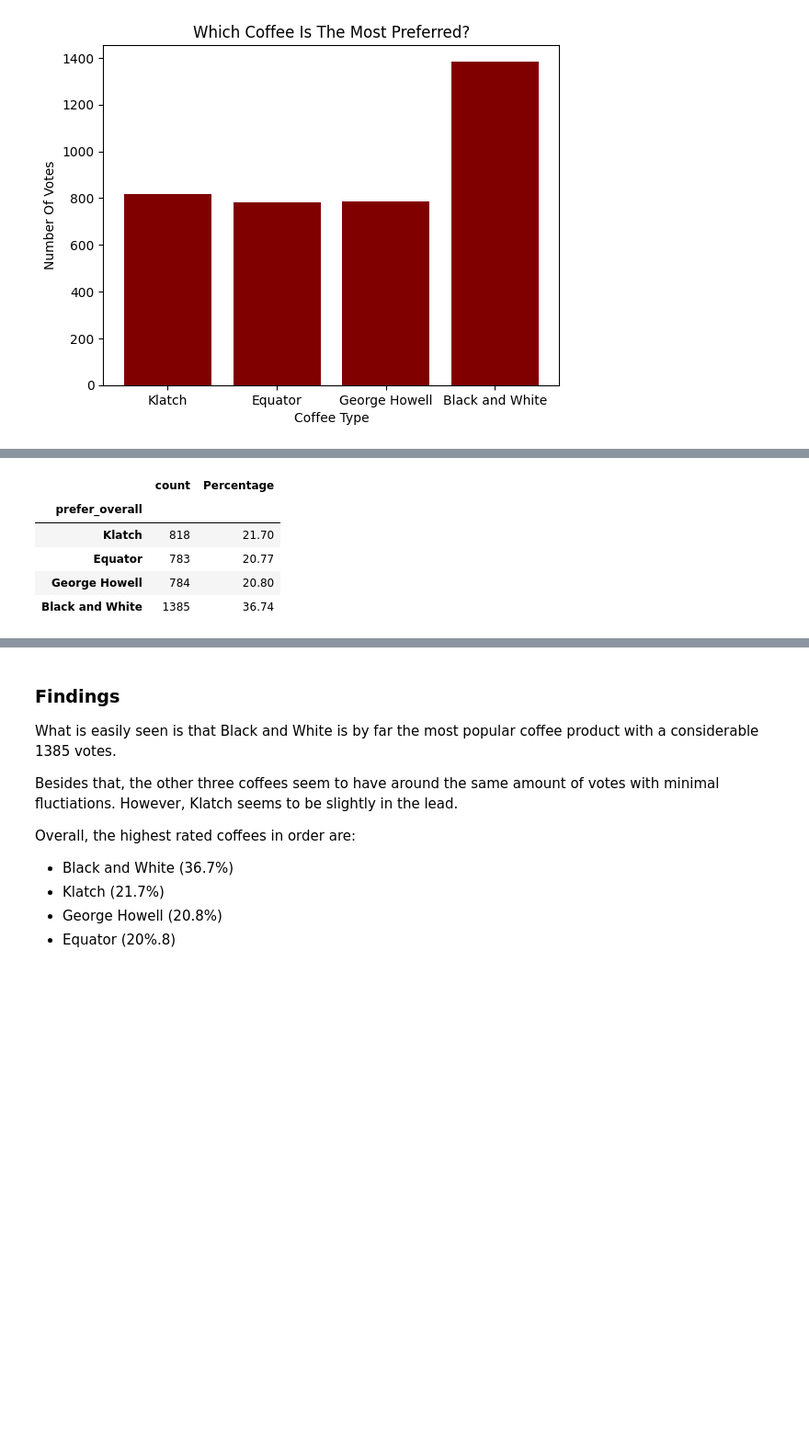
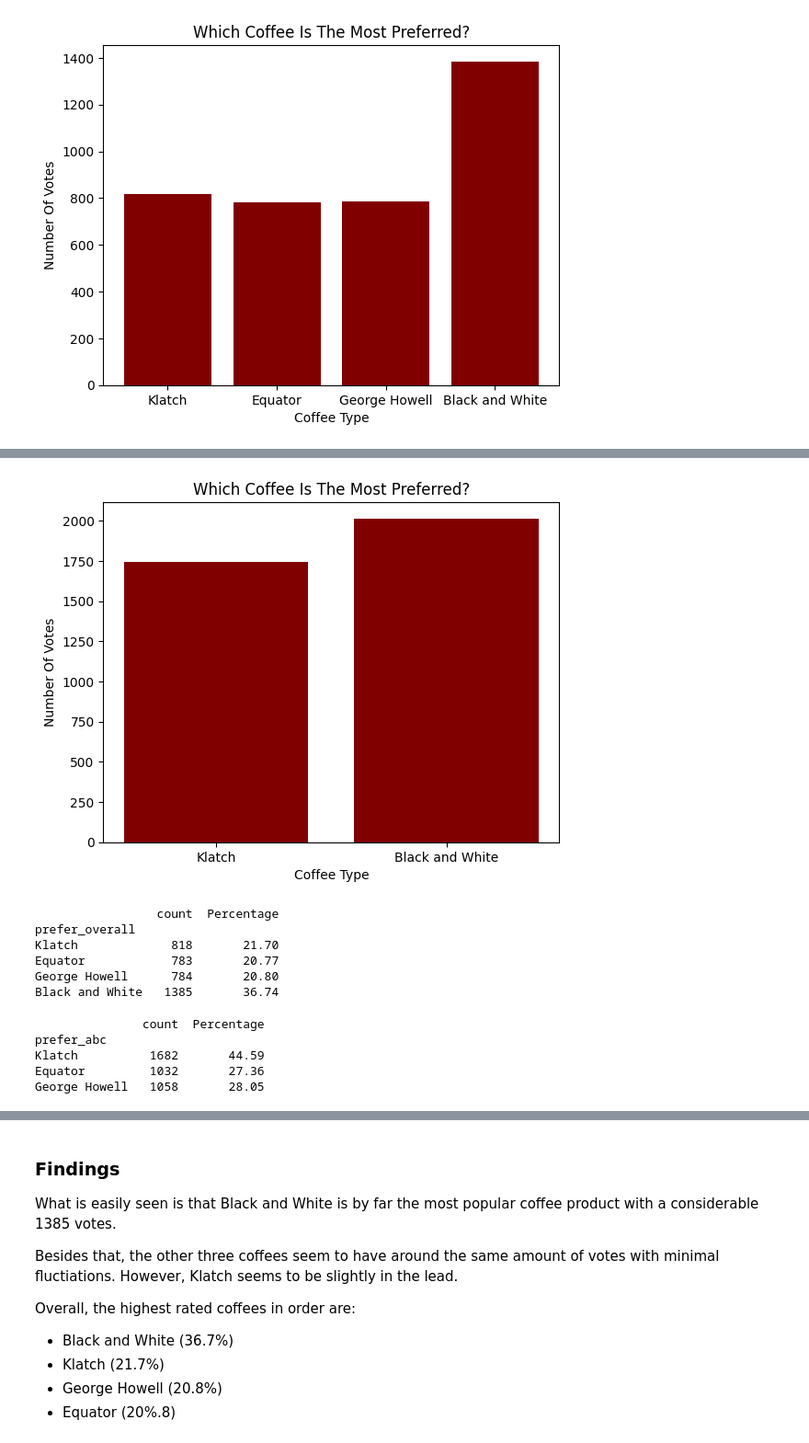
Before and after one commit to TanzeelN/Kaggle-Projects, a Jupyter notebook: American Coffee Taste Test/Data Inspection.ipynb, the cells around one changed output, grey strips where cells are left out. Shown at 92% size. Drawn from its saved outputs; the diff is of its cells as text; code cells hidden in the pictures; blank space fills up the shorter version.

```diff
--- a/American Coffee Taste Test/Data Inspection.ipynb
+++ b/American Coffee Taste Test/Data Inspection.ipynb
@@ -155,10 +172,38 @@ plt.show()
+# %%
+HighestAD = pd.DataFrame(Data['prefer_ad'].value_counts())
+DesiredIndex = ['Coffee A', 'Coffee D']
+HighestAD = HighestAD.reindex(DesiredIndex)
+
+HighestAD = HighestAD.rename(CoffeeNames)
+
+categories = HighestAD.index
+counts = HighestAD['count']
+
+plt.bar(categories, counts, color = 'maroon')
+plt.xlabel('Coffee Type')
+plt.ylabel('Number Of Votes')
+plt.title('Which Coffee Is The Most Preferred?')
+plt.show()
+# %% [output]
+[figure, added]
 # %%
 HighestOverall['Percentage'] = round(HighestOverall['count']/HighestOverall['count'].sum()*100,2)
-HighestOverall
+HighestABC['Percentage'] = round(HighestABC['count']/HighestABC['count'].sum()*100,2)
+HighestAD['Percentage'] = round(HighestAD['count']/HighestAD['count'].sum()*100,2)
-# %% [output]
-|  | count | Percentage |
-| prefer_overall |  |  |
-| Klatch | 818 | 21.70 |
-| Equator | 783 | 20.77 |
-| George Howell | 784 | 20.80 |
-| Black and White | 1385 | 36.74 |
+# %%
+print(HighestOverall)
+# %% [output]
+                 count  Percentage
+prefer_overall
+Klatch             818       21.70
+Equator            783       20.77
+George Howell      784       20.80
+Black and White   1385       36.74
+# %%
+print(HighestABC)
+# %% [output]
+               count  Percentage
+prefer_abc
+Klatch          1682       44.59
+Equator         1032       27.36
+George Howell   1058       28.05
```
Also changed, not shown: parts of 14 cells of this notebook.
